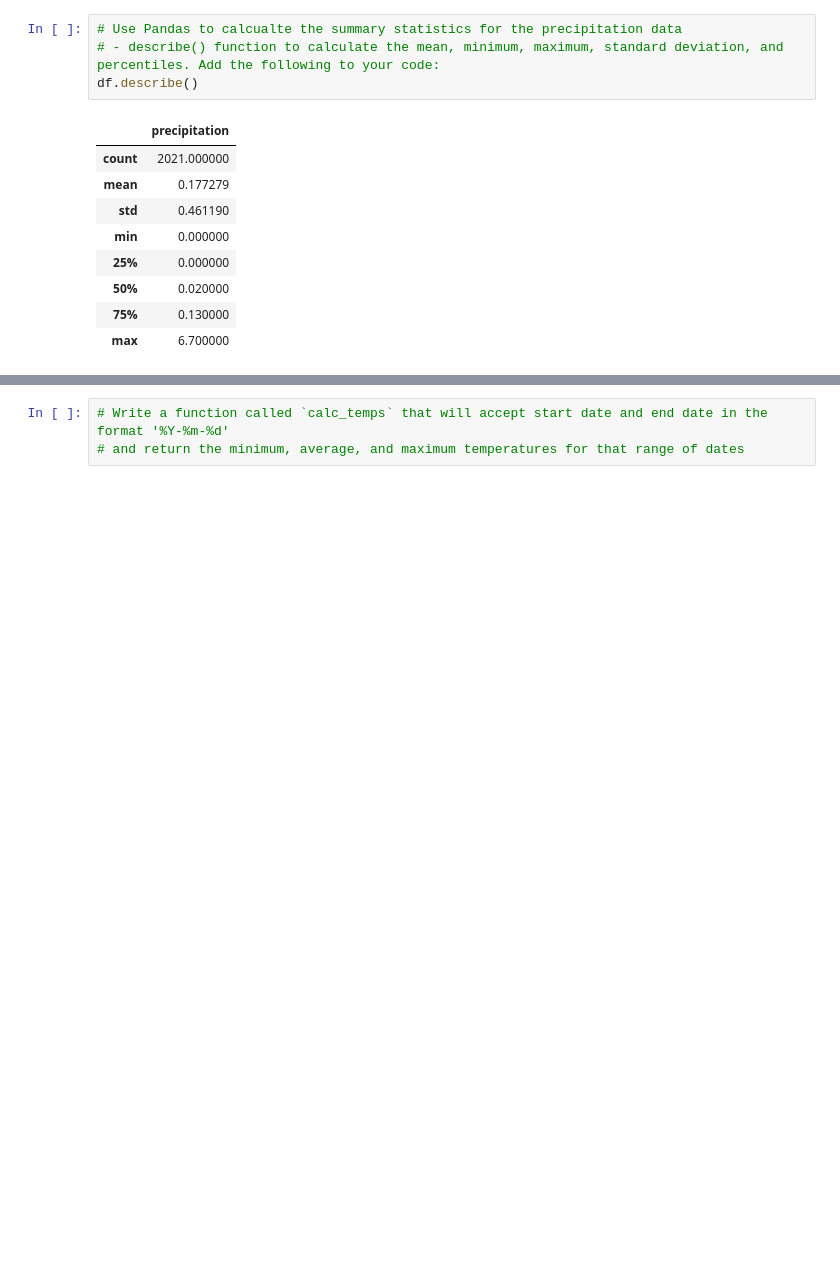
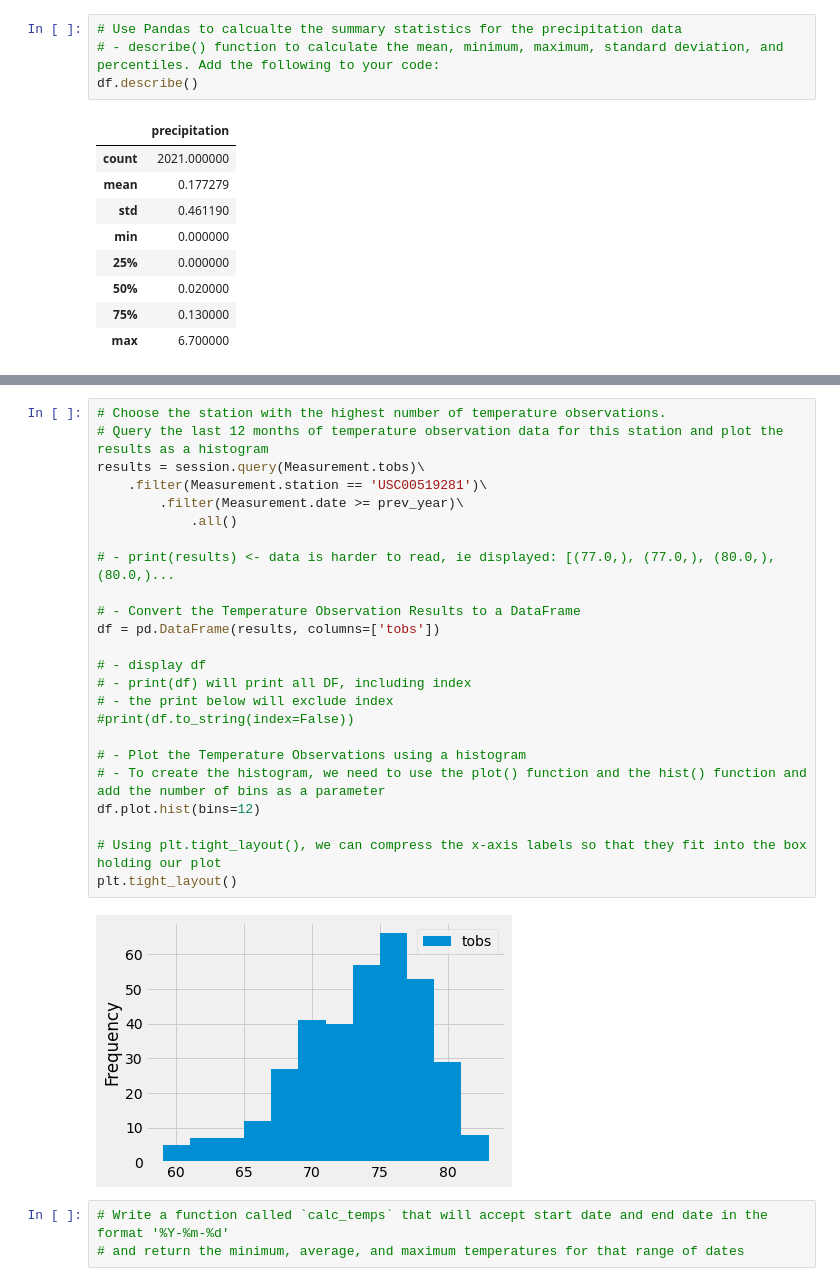
Before and after one commit to eldarias/surfs_up, a Jupyter notebook: climate_analysis.ipynb, the cells around one changed output, grey strips where cells are left out. Cells and saved outputs as stored; diff of their text form; blank space fills up the shorter version.

```diff
--- a/climate_analysis.ipynb
+++ b/climate_analysis.ipynb
@@ -160,3 +190,29 @@ df.describe()
+# %%
+# Choose the station with the highest number of temperature observations.
+# Query the last 12 months of temperature observation data for this station and plot the results as a histogram
+results = session.query(Measurement.tobs)\
+    .filter(Measurement.station == 'USC00519281')\
+        .filter(Measurement.date >= prev_year)\
+            .all()
+
+# - print(results) <- data is harder to read, ie displayed: [(77.0,), (77.0,), (80.0,), (80.0,)...
+
+# - Convert the Temperature Observation Results to a DataFrame
+df = pd.DataFrame(results, columns=['tobs'])
+
+# - display df
+# - print(df) will print all DF, including index
+# - the print below will exclude index
+#print(df.to_string(index=False))
+
+# - Plot the Temperature Observations using a histogram
+# - To create the histogram, we need to use the plot() function and the hist() function and add the number of bins as a parameter
+df.plot.hist(bins=12)
+
+# Using plt.tight_layout(), we can compress the x-axis labels so that they fit into the box holding our plot
+plt.tight_layout()
+# %% [output]
+[figure, added]
 # %%
 # Write a function called `calc_temps` that will accept start date and end date in the format '%Y-%m-%d'
 # and return the minimum, average, and maximum temperatures for that range of dates
```
Also changed, not shown: parts of 8 cells of this notebook.
